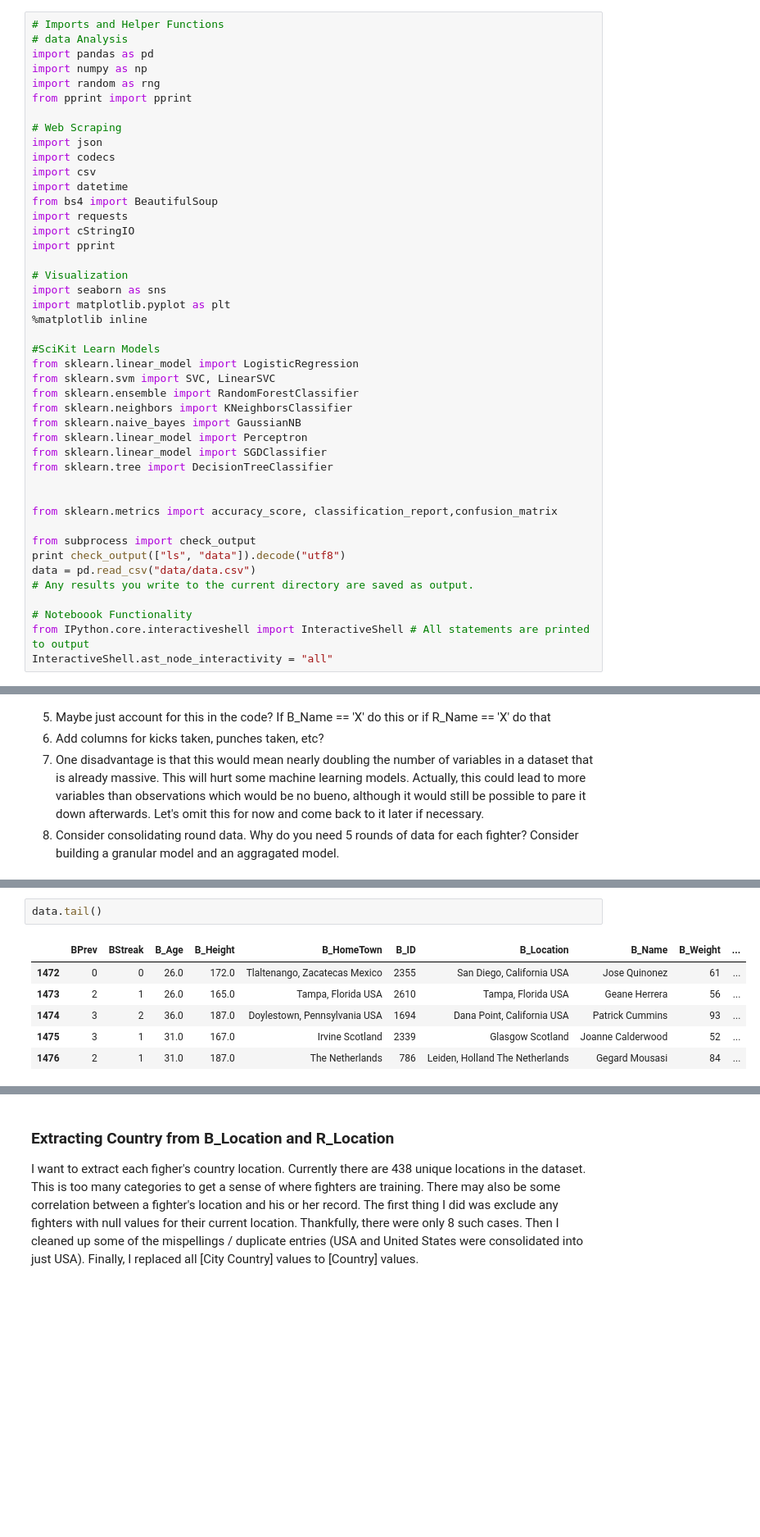
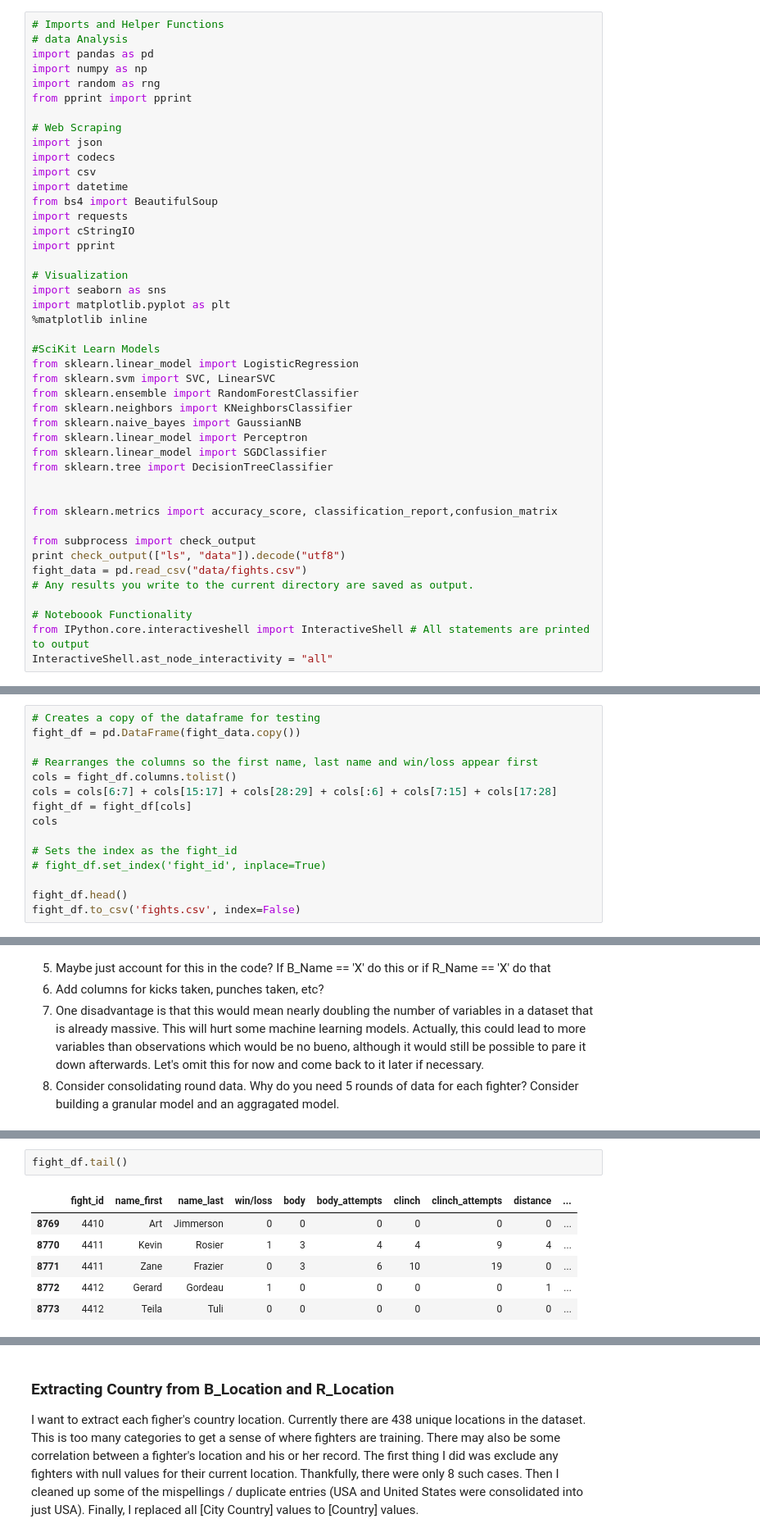
Before and after one commit to cfergusonlee/ufc_fight_analysis, a Jupyter notebook: ufc_analysis.ipynb, the cells around one changed output, grey strips where cells are left out. Shown: that part at 82% size. Cells and saved outputs as stored; diff of their text form; blank space fills up the shorter version.

```diff
--- a/ufc_analysis.ipynb
+++ b/ufc_analysis.ipynb
@@ -75,7 +78,7 @@ from sklearn.metrics import accuracy_score, classification_report,confusion_matr
 
 from subprocess import check_output
 print check_output(["ls", "data"]).decode("utf8")
-data = pd.read_csv("data/data.csv")
+fight_data = pd.read_csv("data/fights.csv")
 # Any results you write to the current directory are saved as output.
 
 # Noteboook Functionality
@@ -86,0 +91,15 @@ data.csv.zip
+# %%
+# Creates a copy of the dataframe for testing
+fight_df = pd.DataFrame(fight_data.copy())
+
+# Rearranges the columns so the first name, last name and win/loss appear first
+cols = fight_df.columns.tolist()
+cols = cols[6:7] + cols[15:17] + cols[28:29] + cols[:6] + cols[7:15] + cols[17:28]
+fight_df = fight_df[cols]
+cols
+
+# Sets the index as the fight_id
+# fight_df.set_index('fight_id', inplace=True)
+
+fight_df.head()
+fight_df.to_csv('fights.csv', index=False)
@@ -213,9 +235,9 @@ data.head()
 # %%
-data.tail()
+fight_df.tail()
 # %% [output]
-|  | BPrev | BStreak | B_Age | B_Height | B_HomeTown | B_ID | B_Location | B_Name | B_Weight | ... |
-| 1472 | 0 | 0 | 26.0 | 172.0 | Tlaltenango, Zacatecas Mexico | 2355 | San Diego, California USA | Jose Quinonez | 61 | ... |
-| 1473 | 2 | 1 | 26.0 | 165.0 | Tampa, Florida USA | 2610 | Tampa, Florida USA | Geane Herrera | 56 | ... |
-| 1474 | 3 | 2 | 36.0 | 187.0 | Doylestown, Pennsylvania USA | 1694 | Dana Point, California USA | Patrick Cummins | 93 | ... |
-| 1475 | 3 | 1 | 31.0 | 167.0 | Irvine Scotland | 2339 | Glasgow Scotland | Joanne Calderwood | 52 | ... |
-| 1476 | 2 | 1 | 31.0 | 187.0 | The Netherlands | 786 | Leiden, Holland The Netherlands | Gegard Mousasi | 84 | ... |
+|  | fight_id | name_first | name_last | win/loss | body | body_attempts | clinch | clinch_attempts | distance | ... |
+| 8769 | 4410 | Art | Jimmerson | 0 | 0 | 0 | 0 | 0 | 0 | ... |
+| 8770 | 4411 | Kevin | Rosier | 1 | 3 | 4 | 4 | 9 | 4 | ... |
+| 8771 | 4411 | Zane | Frazier | 0 | 3 | 6 | 10 | 19 | 0 | ... |
+| 8772 | 4412 | Gerard | Gordeau | 1 | 0 | 0 | 0 | 0 | 1 | ... |
+| 8773 | 4412 | Teila | Tuli | 0 | 0 | 0 | 0 | 0 | 0 | ... |
```
Also changed, not shown: parts of 43 cells of this notebook, 3 other files.
